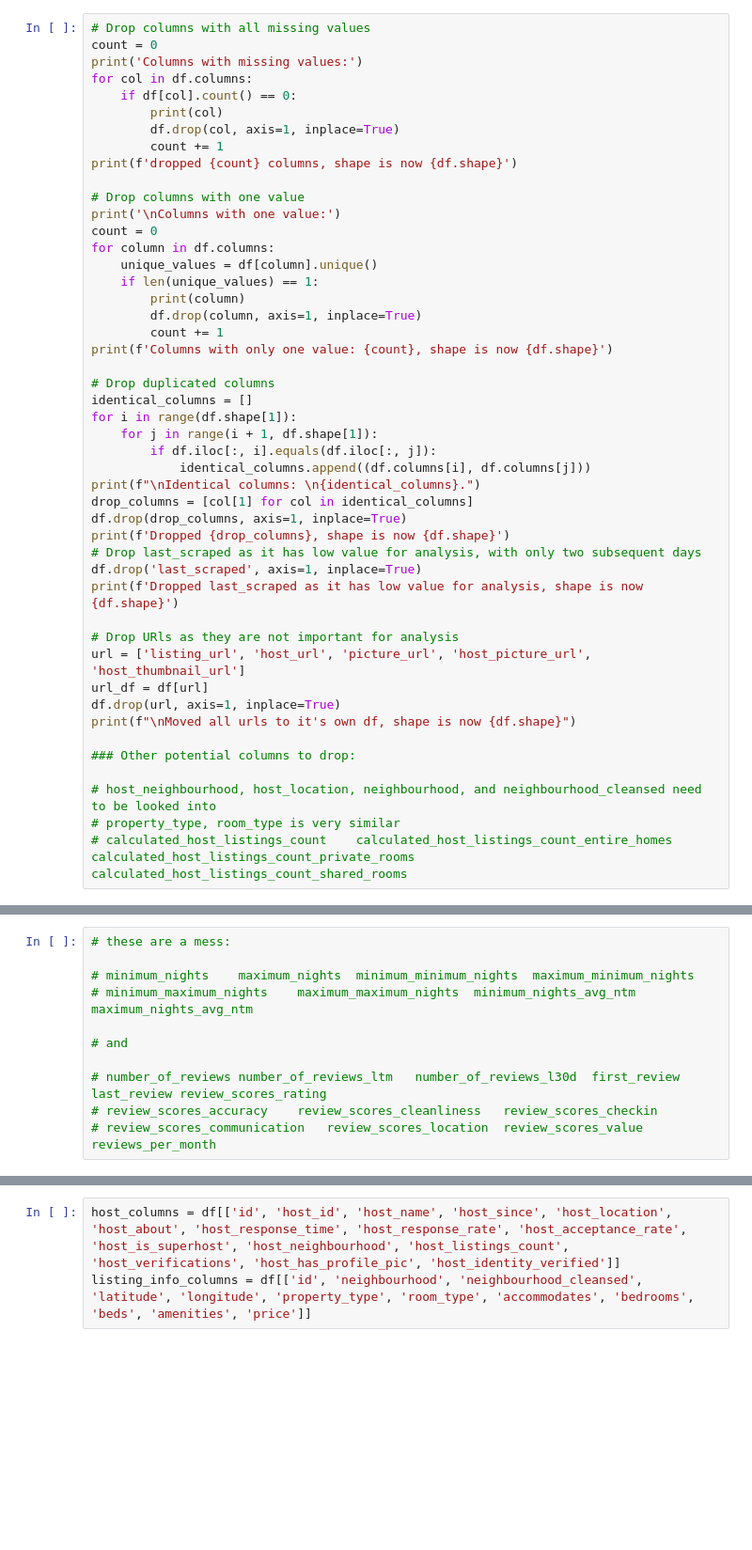
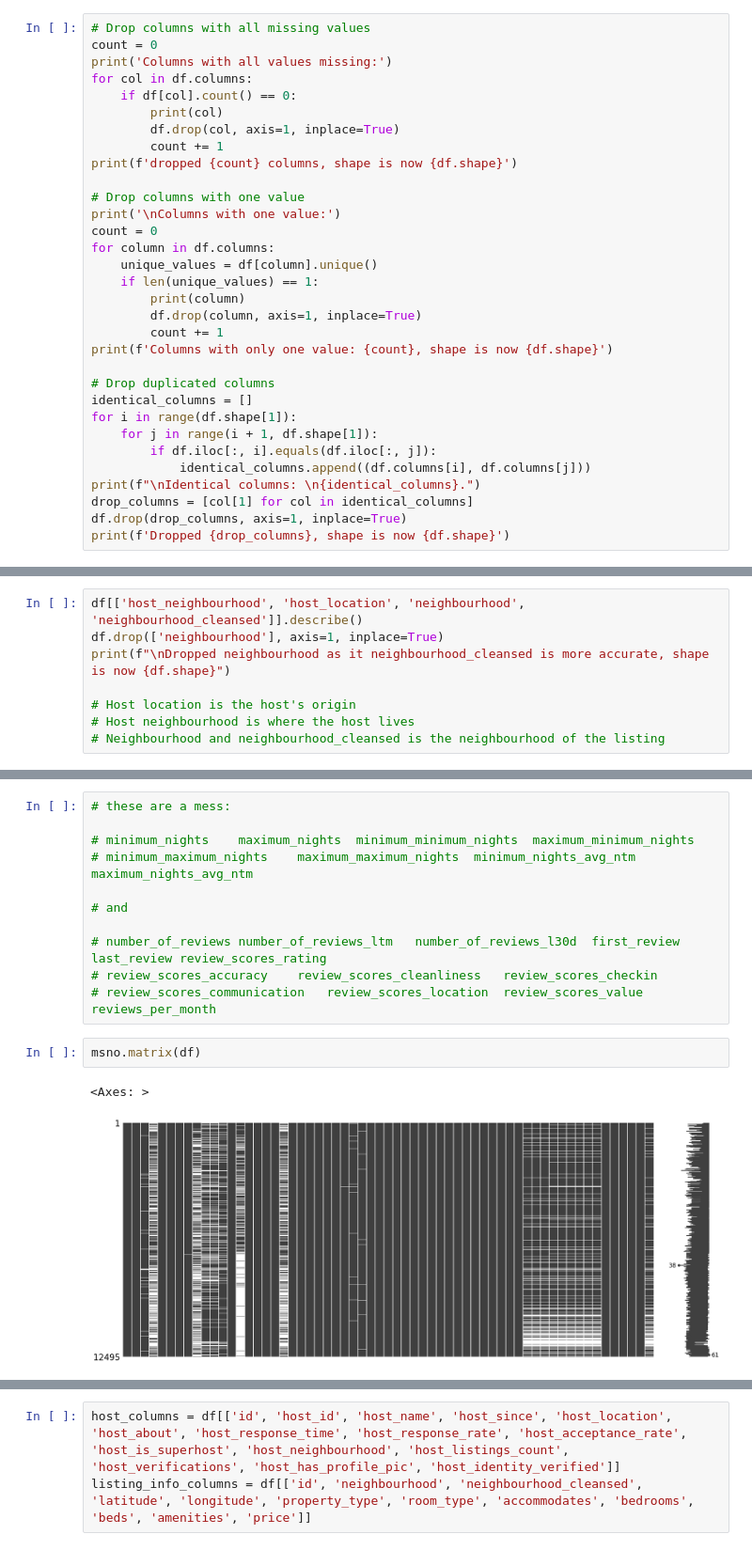
Before and after one commit to eirikvagen/data_management_exam, a Jupyter notebook: cleaning_script/initial_clean.ipynb, the cells around one changed output, grey strips where cells are left out. Shown at 94% size. Drawn from its saved outputs; the diff is of its cells as text; blank space fills up the shorter version.

```diff
--- a/cleaning_script/initial_clean.ipynb
+++ b/cleaning_script/initial_clean.ipynb
@@ -59,7 +59,7 @@ df.describe(include='all')
 # %%
 # Drop columns with all missing values
 count = 0
-print('Columns with missing values:')
+print('Columns with all values missing:')
 for col in df.columns:
     if df[col].count() == 0:
         print(col)
@@ -88,21 +88,6 @@ print(f"\nIdentical columns: \n{identical_columns}.")
 drop_columns = [col[1] for col in identical_columns]
 df.drop(drop_columns, axis=1, inplace=True)
 print(f'Dropped {drop_columns}, shape is now {df.shape}')
-# Drop last_scraped as it has low value for analysis, with only two subsequent days
-df.drop('last_scraped', axis=1, inplace=True)
-print(f'Dropped last_scraped as it has low value for analysis, shape is now {df.shape}')
-
-# Drop URls as they are not important for analysis
-url = ['listing_url', 'host_url', 'picture_url', 'host_picture_url', 'host_thumbnail_url']
-url_df = df[url]
-df.drop(url, axis=1, inplace=True)
-print(f"\nMoved all urls to it's own df, shape is now {df.shape}")
-
-### Other potential columns to drop:
-
-# host_neighbourhood, host_location, neighbourhood, and neighbourhood_cleansed need to be looked into
-# property_type, room_type is very similar
-# calculated_host_listings_count	calculated_host_listings_count_entire_homes	calculated_host_listings_count_private_rooms	calculated_host_listings_count_shared_rooms
 # %% [output]
 Columns with missing values:
 neighbourhood_group_cleansed
@@ -131,0 +109,8 @@ df[['host_neighbourhood', 'host_location', 'neighbourhood', 'neighbourhood_clean
+# %%
+df[['host_neighbourhood', 'host_location', 'neighbourhood', 'neighbourhood_cleansed']].describe()
+df.drop(['neighbourhood'], axis=1, inplace=True)
+print(f"\nDropped neighbourhood as it neighbourhood_cleansed is more accurate, shape is now {df.shape}")
+
+# Host location is the host's origin
+# Host neighbourhood is where the host lives
+# Neighbourhood and neighbourhood_cleansed is the neighbourhood of the listing
@@ -149,3 +140,8 @@ plt.show()
 # number_of_reviews	number_of_reviews_ltm	number_of_reviews_l30d	first_review    last_review	review_scores_rating
 # review_scores_accuracy	review_scores_cleanliness	review_scores_checkin
 # review_scores_communication	review_scores_location	review_scores_value     reviews_per_month
+# %%
+msno.matrix(df)
+# %% [output]
+<Axes: >
+[figure, added]
```
Also changed, not shown: parts of 8 cells of this notebook, 1 other file.
